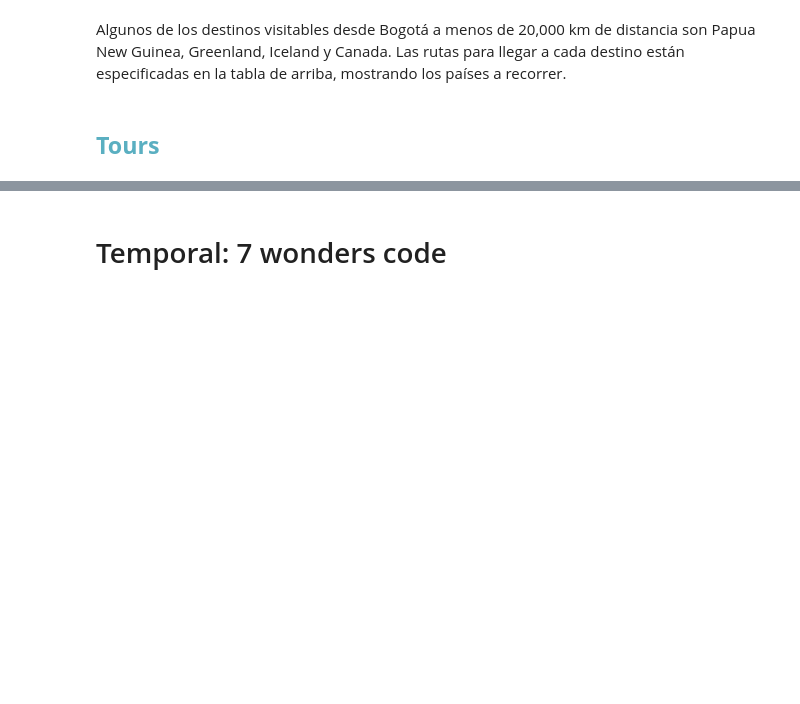
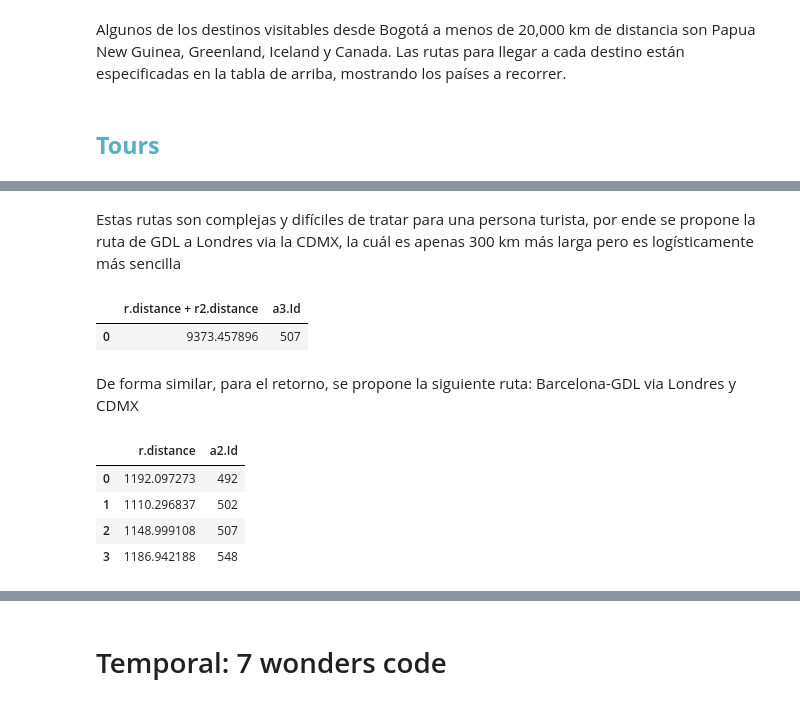
Before and after one commit to ch0fas/MG_Proyecto2, a Jupyter notebook: Python_Proyecto2.ipynb, the cells around one changed output, grey strips where cells are left out. Drawn from its saved outputs; the diff is of its cells as text; code cells hidden in the pictures; blank space fills up the shorter version.

Commit message:
queries para preguntas tecnicas

```diff
--- a/Python_Proyecto2.ipynb
+++ b/Python_Proyecto2.ipynb
@@ -266,0 +374,17 @@ Successfully created Airport_Africa Subgraph with Airport nodes and TO relations
+# %% [markdown]
+Estas rutas son complejas y difíciles de tratar para una persona turista, por ende se propone la ruta de GDL a Londres via la CDMX, la cuál es apenas 300 km más larga pero es logísticamente más sencilla
+# %%
+db.custom_query(f"MATCH (a:Airport {{Label:'Guadalajara'}})-[r:TO]->(a2:Airport {{Label: 'Mexico City'}})-[r2:TO]->(a3:Airport {{Label: 'London'}}) RETURN r.distance + r2.distance, a3.Id")
+# %% [output]
+|  | r.distance + r2.distance | a3.Id |
+| 0 | 9373.457896 | 507 |
+# %% [markdown]
+De forma similar, para el retorno, se propone la siguiente ruta: Barcelona-GDL via Londres y CDMX
+# %%
+db.custom_query(f"MATCH (a:Airport {{Label:'Barcelona'}})-[r:TO]->(a2:Airport {{Label: 'London'}})RETURN r.distance, a2.Id") # se va a tomar el aeropuerto con id=507
+# %% [output]
+|  | r.distance | a2.Id |
+| 0 | 1192.097273 | 492 |
+| 1 | 1110.296837 | 502 |
+| 2 | 1148.999108 | 507 |
+| 3 | 1186.942188 | 548 |
```
Also changed, not shown: parts of 12 cells of this notebook, 1 other file.
